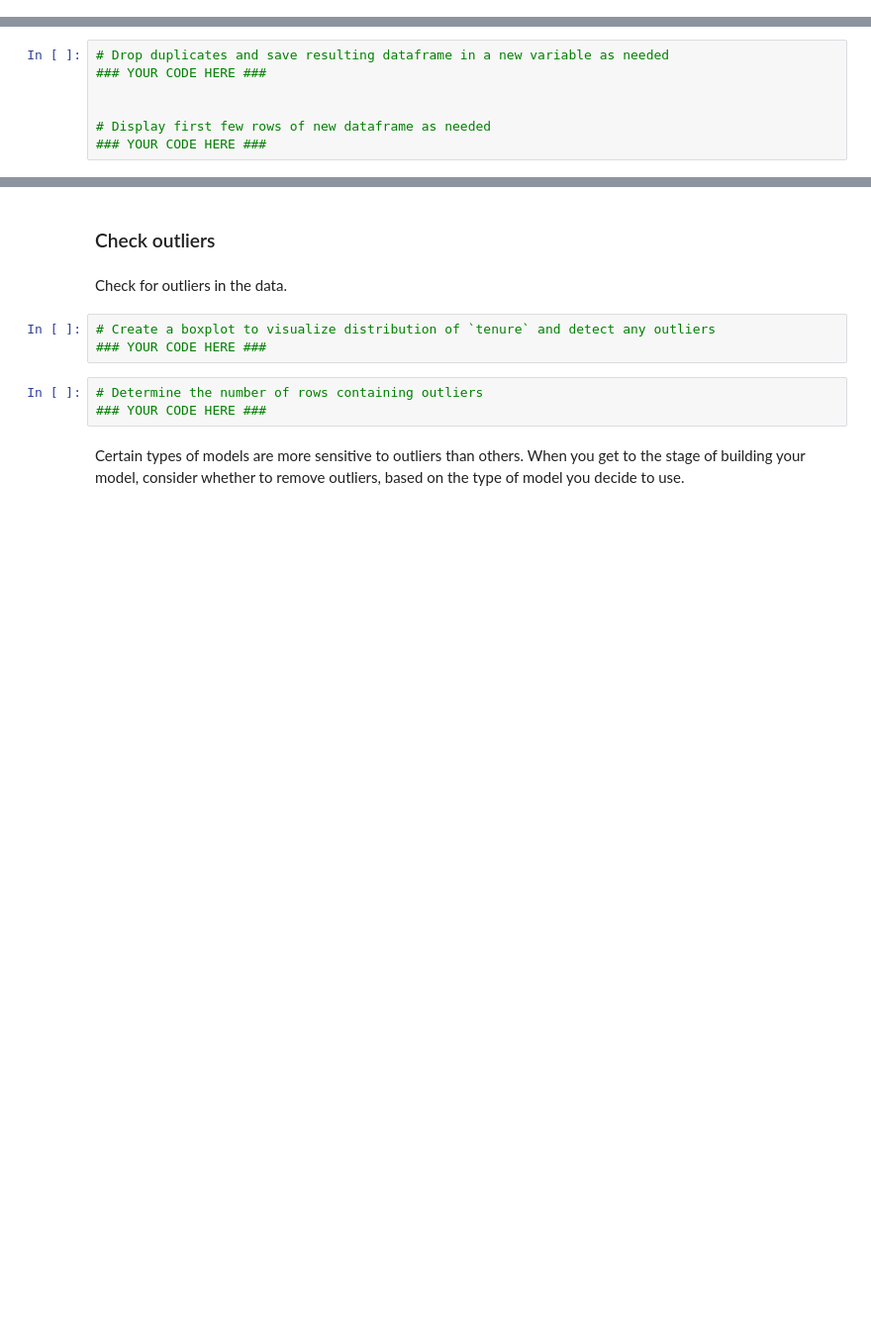
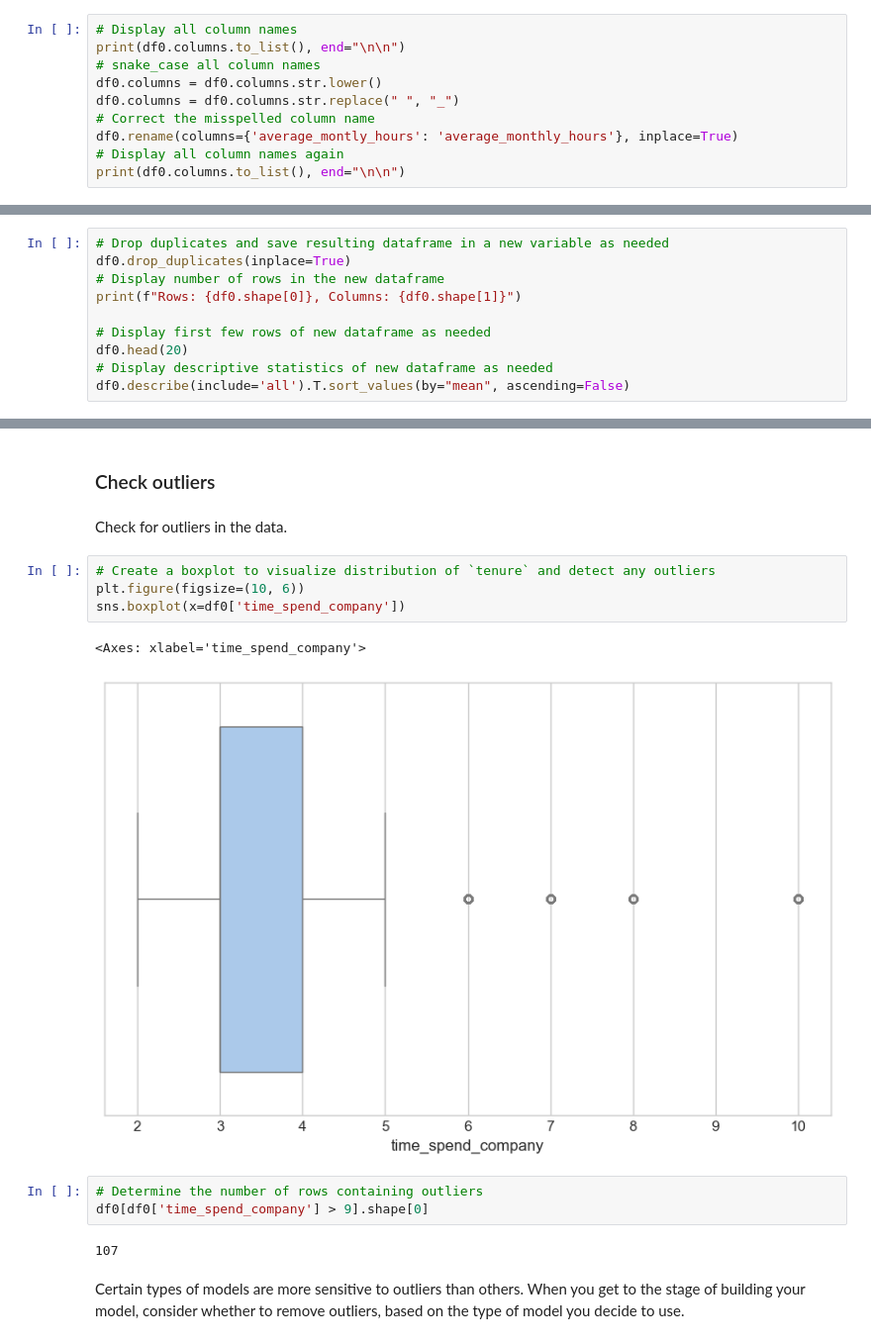
Before and after one commit to cyberbunny2077/Data-Science, a Jupyter notebook: Project_7_Salifort/Project_7_Salifort_Motors_Regression.ipynb, the cells around one changed output, grey strips where cells are left out. Shown at 99% size. Cells and saved outputs as stored; diff of their text form; blank space fills up the shorter version.

```diff
--- a/Project_7_Salifort/Project_7_Salifort_Motors_Regression.ipynb
+++ b/Project_7_Salifort/Project_7_Salifort_Motors_Regression.ipynb
@@ -202,0 +193,10 @@ As a data cleaning step, rename the columns as needed. Standardize the column na
+# %%
+# Display all column names
+print(df0.columns.to_list(), end="\n\n")
+# snake_case all column names
+df0.columns = df0.columns.str.lower()
+df0.columns = df0.columns.str.replace(" ", "_")
+# Correct the misspelled column name
+df0.rename(columns={'average_montly_hours': 'average_monthly_hours'}, inplace=True)
+# Display all column names again
+print(df0.columns.to_list(), end="\n\n")
@@ -220,7 +257,10 @@ Check for any duplicate entries in the data.
 # %%
 # Drop duplicates and save resulting dataframe in a new variable as needed
-### YOUR CODE HERE ###
-
+df0.drop_duplicates(inplace=True)
+# Display number of rows in the new dataframe
+print(f"Rows: {df0.shape[0]}, Columns: {df0.shape[1]}")
 
 # Display first few rows of new dataframe as needed
-### YOUR CODE HERE ###
+df0.head(20)
+# Display descriptive statistics of new dataframe as needed
+df0.describe(include='all').T.sort_values(by="mean", ascending=False)
@@ -230,10 +307,16 @@ Check for any duplicate entries in the data.
 Check for outliers in the data.
 # %%
 # Create a boxplot to visualize distribution of `tenure` and detect any outliers
-### YOUR CODE HERE ###
+plt.figure(figsize=(10, 6))
+sns.boxplot(x=df0['time_spend_company'])
+# %% [output]
+<Axes: xlabel='time_spend_company'>
+[figure, added]
 # %%
 # Determine the number of rows containing outliers
-### YOUR CODE HERE ###
+df0[df0['time_spend_company'] > 9].shape[0]
+# %% [output]
+107
 # %% [markdown]
 Certain types of models are more sensitive to outliers than others. When you get to the stage of building your model, consider whether to remove outliers, based on the type of model you decide to use.
 # %% [markdown]
```
Also changed, not shown: parts of 35 cells of this notebook.
